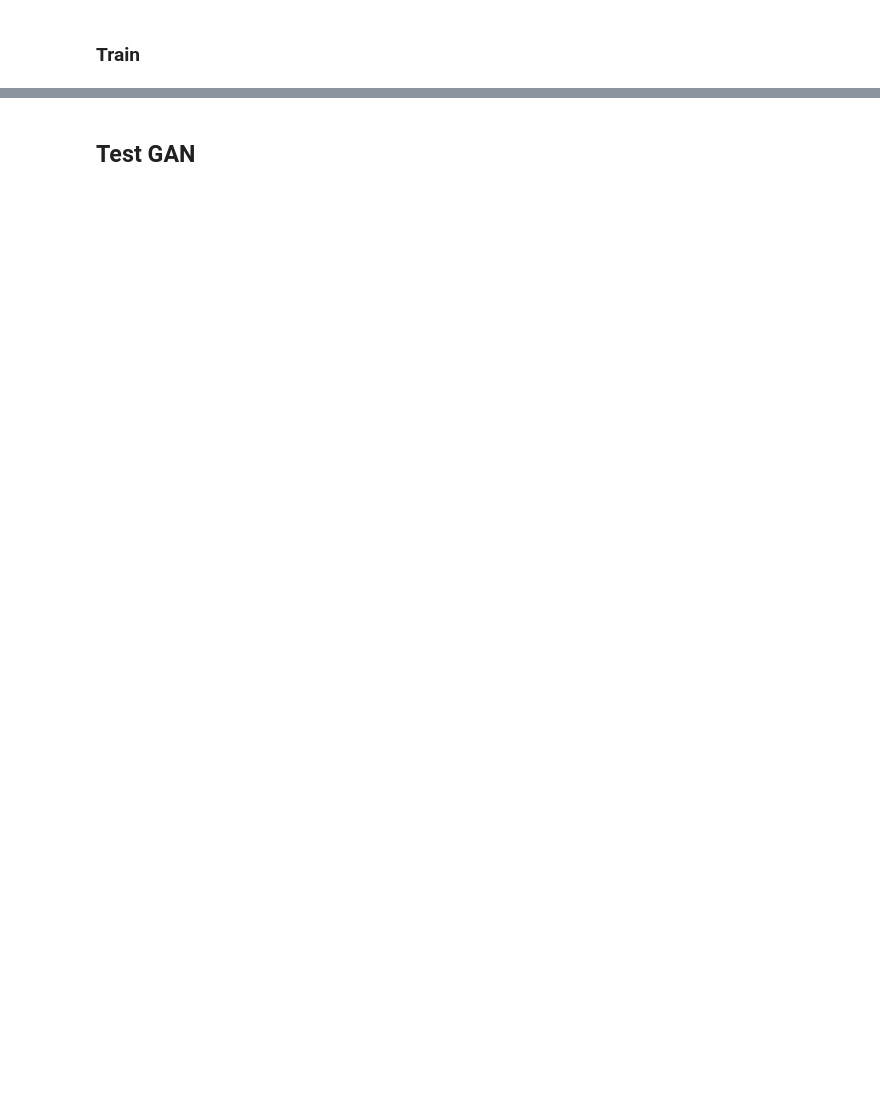
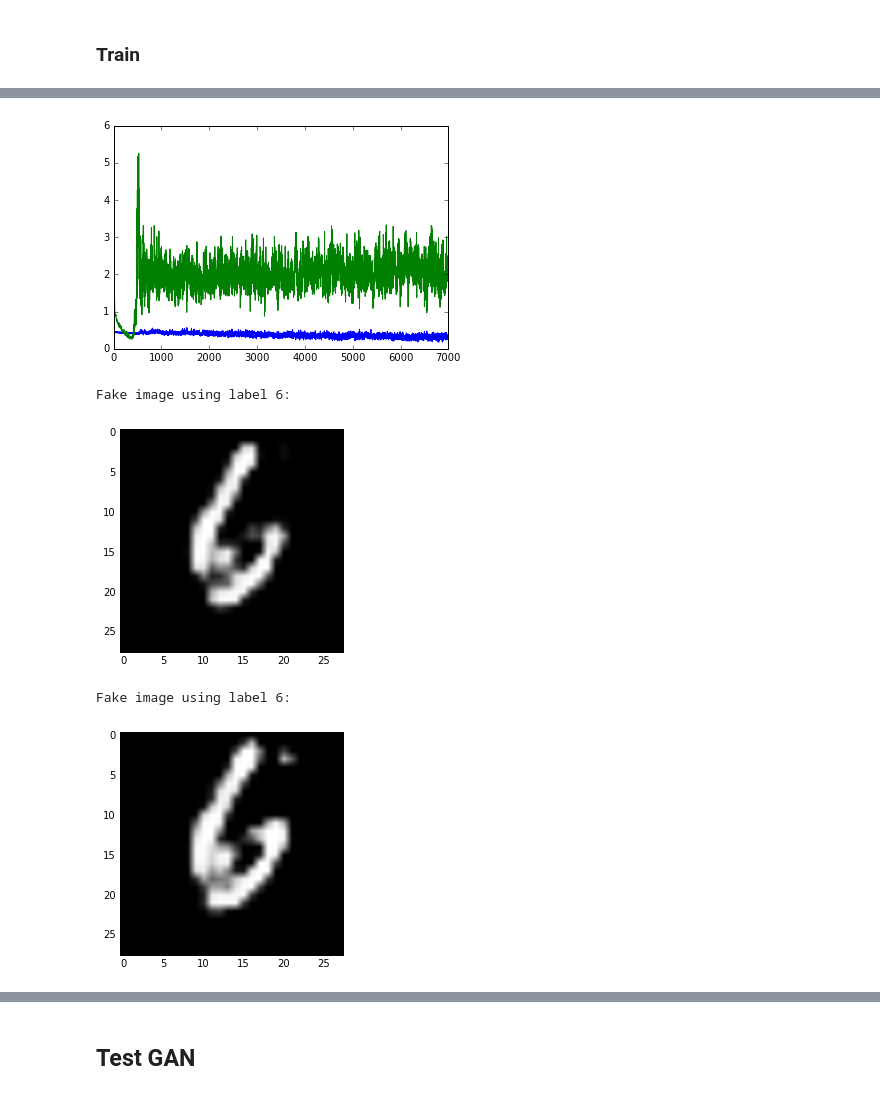
Before and after one commit to angadgill/conditional_cnn_gan, a Jupyter notebook: Class_Conditional_CNN_GAN.ipynb, the cells around one changed output, grey strips where cells are left out. Saved outputs shown, nothing was run; the diff lists cells and outputs as text; code cells hidden in the pictures; blank space fills up the shorter version.

Commit message:
Much better. Trained with noisy labels

```diff
--- a/Class_Conditional_CNN_GAN.ipynb
+++ b/Class_Conditional_CNN_GAN.ipynb
@@ -403,3 +476,19 @@ labels_2 = np.concatenate((labels, labels))
+# %%
+# Combine real and fake images
+x = np.concatenate((real_images, fake_images, real_images))
+
+labels_wrong = np.random.randint(0, nb_classes, n)
+labels_wrong = np_utils.to_categorical(labels_wrong, num_classes=nb_classes)
+
+y = np.zeros([3*n, 2])
+y[:n, 1] = 1  # set second feature of y to 1 for real images
+y[n:, 0] = 1  # set first feature of y to 1 for fake images
+
+labels_2 = np.concatenate((labels, labels, labels_wrong))
+# %%
+y = np.zeros([2*n, 2*nb_classes])
+y[:n, :nb_classes] = labels
+y[n:, nb_classes:] = labels
 # %%
 # Train the discriminator part of the network
 make_trainable(discriminator, True)
@@ -410,4 +499,8 @@ Epoch 1/1
 <keras.callbacks.History at 0x...>
+# %%
+# Train the discriminator part of the network
+make_trainable(discriminator, True)
+discriminator.fit(x, y, epochs=1, batch_size=32, verbose=2)
 # %%
 # d_loss = discriminator.train_on_batch(x, y)
 # print 'D loss: {}'.format(d_loss)
@@ -443,20 +596,25 @@ def train(epochs, d_losses, gan_losses):
 
         # Combine real and fake images
         x = np.concatenate((real_images, fake_images))
-        y = np.zeros([2*batch_size, 2])
-        y[:batch_size, 1] = 1  # set second feature of y to 1 for real images
-        y[batch_size:, 0] = 1  # set first feature of y to 1 for fake images
+        y = np.zeros([2*batch_size, 2*nb_classes])
+#         y[:batch_size, :nb_classes] = labels
+#         y[batch_size:, nb_classes:] = labels
 
         # Train the discriminator part of the network
     #     discriminator.trainable = True
-        labels_2 = np.concatenate((labels, labels))
-        d_loss = discriminator.train_on_batch([x, labels_2], y)
+#         labels_2 = np.concatenate((labels, labels))
+        d_loss = discriminator.train_on_batch(x, y)
 
         # Train the whole GAN network
         x = np.random.uniform(0, 1, size=[batch_size, noise_dim])
         labels = np_utils.to_categorical(np.random.randint(0, 10, size=batch_size), num_classes=nb_classes)
-        y = np.zeros([batch_size, 2])
-        y[:, 1] = 1
+        y = np.zeros([batch_size, 2*nb_classes])
+        y[:, nb_classes:] = labels
+
+#         y = np.zeros([batch_size, 2])
+#         y[:, 1] = 1
+
+
     #     discriminator.trainable = False
         gan_loss = gan.train_on_batch([x, labels], y)
         d_losses += [d_loss]
@@ -476,3 +634,6 @@ def train(epochs, d_losses, gan_losses):
 
             # Sample fake image
             show_fake_images(2, generator)
+# %%
+train(7000, d_losses, gan_losses)
+# %% [output]
@@ -479 +644,6 @@ def train(epochs, d_losses, gan_losses):
+[figure, added]
+Fake image using label 6:
+[figure, added]
+Fake image using label 6:
+[figure, added]
 # %%
```
Also changed, not shown: parts of 26 cells of this notebook.
